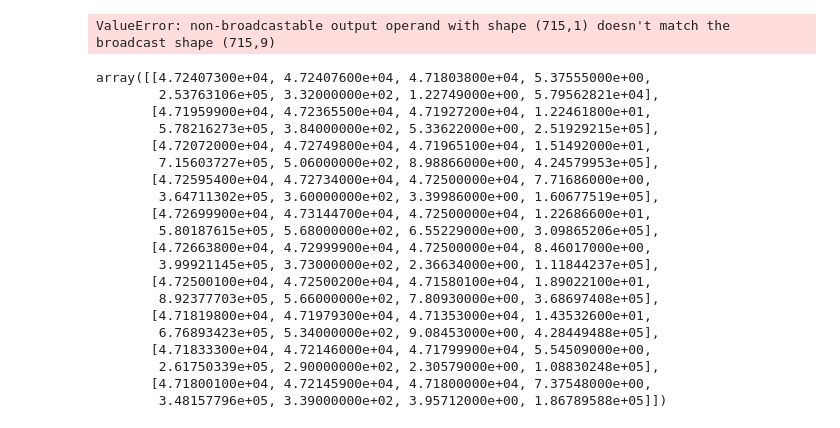
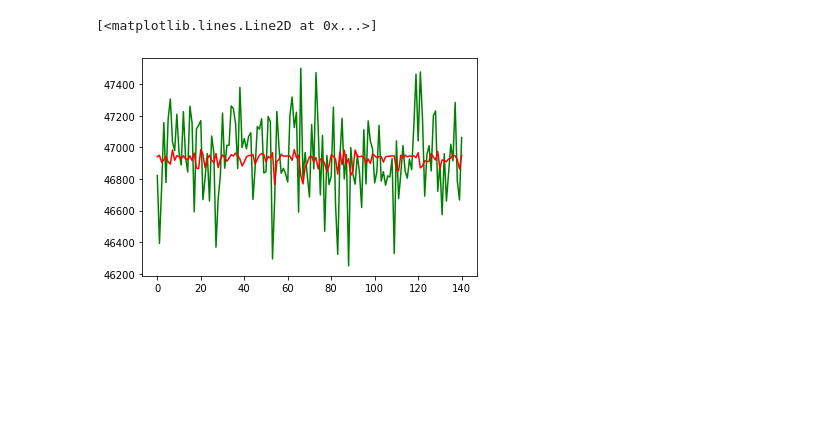
Before and after one commit to youngkwan-Ji/ML_linear-regression-binance-dataset, a Jupyter notebook: BinanceKlines_BTCUSDT.ipynb, the cells around one changed output. Drawn from its saved outputs; the diff is of its cells as text; code cells hidden in the pictures; blank space fills up the shorter version.

Commit message:
add predict by close

```diff
--- a/BinanceKlines_BTCUSDT.ipynb
+++ b/BinanceKlines_BTCUSDT.ipynb
@@ -1,3 +42,3 @@
 # %%
-batch_size = 1
-look_back = 5
+batch_size = 32
+look_back = 3
@@ -94,9 +109,9 @@ x_train.shape
 import tensorflow as tf
 
 model = tf.keras.models.Sequential()
-model.add(tf.keras.layers.LSTM(32, batch_input_shape=(batch_size, look_back, 9), stateful=True, return_sequences=True))
+model.add(tf.keras.layers.LSTM(32, input_shape=(look_back, 1), return_sequences=True))
 model.add(tf.keras.layers.Dropout(0.2)) # overfitting을 막기 위해 20% 가량을 drop
-model.add(tf.keras.layers.LSTM(32, batch_input_shape=(batch_size, look_back, 9), stateful=True))
+model.add(tf.keras.layers.LSTM(32, input_shape=(look_back, 1)))
 model.add(tf.keras.layers.Dropout(0.2))
 model.add(tf.keras.layers.Dense(1))
 # model.add(tf.keras.layers.Dense(64, input_dim= 8, activation='relu'))
@@ -129,5 +144,5 @@ Trainable params: 13,729
 Non-trainable params: 0
 _________________________________________________________________
 # %%
-hist = model.fit(x_train, y_train, epochs=50, batch_size=batch_size, verbose=1)
+hist = model.fit(x_train, y_train, epochs=1000, batch_size=32, validation_data=(x_val, y_val))
 # %% [output]
@@ -152,3 +166,4 @@ KeyboardInterrupt
 # %%
-y_predict = model.predict(x_train, batch_size)
-y_predict
+y_predict = model.predict(x_test, 32)
+real_predictions = scaler.inverse_transform(y_predict)
+# type(real_predictions)
@@ -173,33 +170,14 @@ array([[-3.59565020e-04],
-# %%
-real_predictions = scaler.inverse_transform(y_predict)  # 0~1의 값으로 정규화된 값을 원래의 크기로 되돌린다.
-# print("predicted next 5 min trade count", real_predictions[-1])  # 예측한 건수를 출력한다.
-
-real_predictions
-# %% [output]
-ValueError: non-broadcastable output operand with shape (715,1) doesn't match the broadcast shape (715,9)
-# %%
-x_test[14]
-# %% [output]
-array([[4.72407300e+04, 4.72407600e+04, 4.71803800e+04, 5.37555000e+00,
-        2.53763106e+05, 3.32000000e+02, 1.22749000e+00, 5.79562821e+04],
-       [4.71959900e+04, 4.72365500e+04, 4.71927200e+04, 1.22461800e+01,
-        5.78216273e+05, 3.84000000e+02, 5.33622000e+00, 2.51929215e+05],
-       [4.72072000e+04, 4.72749800e+04, 4.71965100e+04, 1.51492000e+01,
-        7.15603727e+05, 5.06000000e+02, 8.98866000e+00, 4.24579953e+05],
-       [4.72595400e+04, 4.72734000e+04, 4.72500000e+04, 7.71686000e+00,
-        3.64711302e+05, 3.60000000e+02, 3.39986000e+00, 1.60677519e+05],
-       [4.72699900e+04, 4.73144700e+04, 4.72500000e+04, 1.22686600e+01,
-        5.80187615e+05, 5.68000000e+02, 6.55229000e+00, 3.09865206e+05],
-       [4.72663800e+04, 4.72999900e+04, 4.72500000e+04, 8.46017000e+00,
-        3.99921145e+05, 3.73000000e+02, 2.36634000e+00, 1.11844237e+05],
-       [4.72500100e+04, 4.72500200e+04, 4.71580100e+04, 1.89022100e+01,
-        8.92377703e+05, 5.66000000e+02, 7.80930000e+00, 3.68697408e+05],
-       [4.71819800e+04, 4.71979300e+04, 4.71353000e+04, 1.43532600e+01,
-        6.76893423e+05, 5.34000000e+02, 9.08453000e+00, 4.28449488e+05],
-       [4.71833300e+04, 4.72146000e+04, 4.71799900e+04, 5.54509000e+00,
-        2.61750339e+05, 2.90000000e+02, 2.30579000e+00, 1.08830248e+05],
-       [4.71800100e+04, 4.72145900e+04, 4.71800000e+04, 7.37548000e+00,
-        3.48157796e+05, 3.39000000e+02, 3.95712000e+00, 1.86789588e+05]])
+# %%
+import matplotlib.pyplot as plt
+
+origin = scaler.inverse_transform(y_test.reshape(y_test.shape[0],1))
+predict = scaler.inverse_transform(y_predict)
+
+plt.plot(origin, color='g')
+plt.plot(predict, color='r')
+# %% [output]
+[<matplotlib.lines.Line2D at 0x...>]
+[figure, added]
 # %%
 
 model = tf.keras.models.load_model("resource/model/regression_20220415.h5")
```
Also changed, not shown: parts of 11 cells of this notebook.
